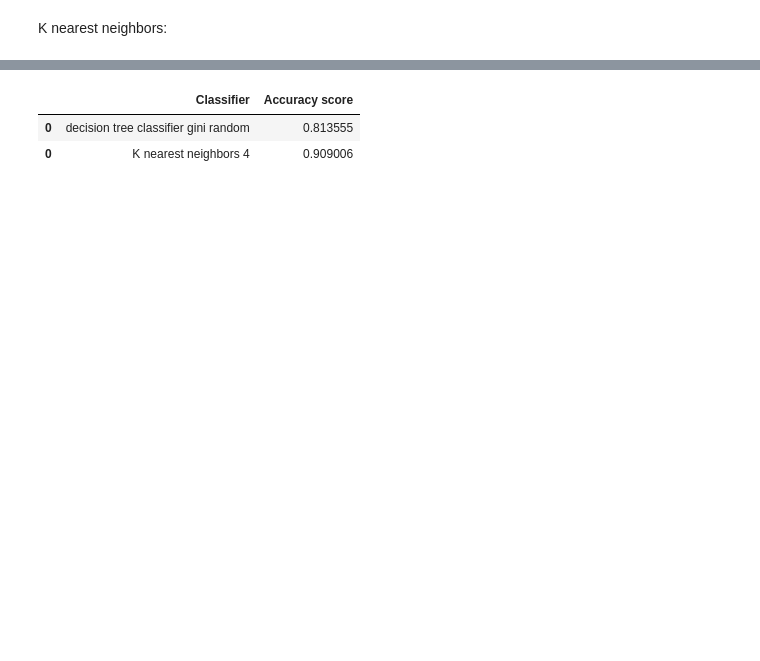
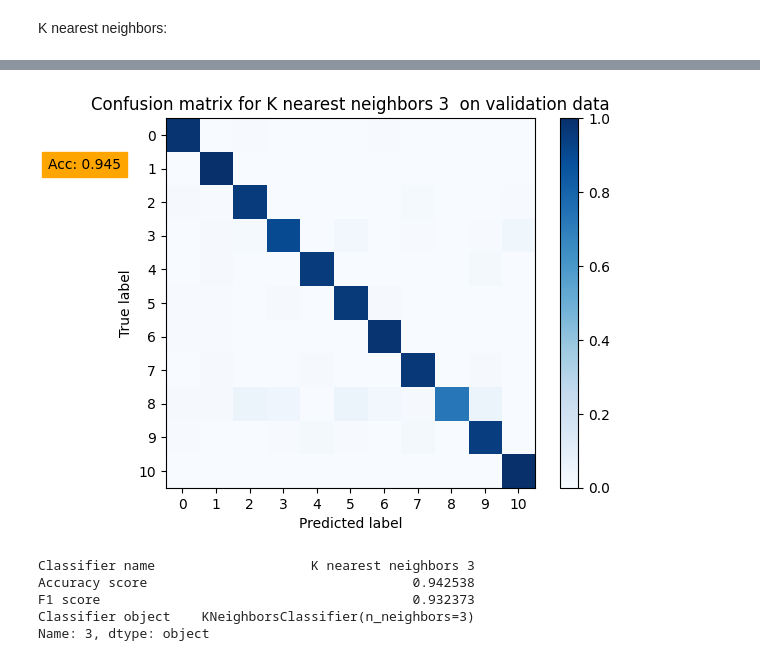
Before and after one commit to SigurdTorsnes/Digit-recognizer, a Jupyter notebook: model_selection.ipynb, the cells around one changed output, grey strips where cells are left out. Drawn from its saved outputs; the diff is of its cells as text; code cells hidden in the pictures; blank space fills up the shorter version.

```diff
--- a/model_selection.ipynb
+++ b/model_selection.ipynb
@@ -61,11 +122,10 @@ The accuracy score of decision tree classifier gini random: 0.8135553470919324
 # %% [markdown]
 K nearest neighbors:
 # %%
-# ks = [1,5,10,15,20,30,50]
-ks = [1]#,2,3,4,5]
+ks = [1,2,3]#,4,5,6,7,8,15,25]
 
 for k in ks:
     knn = KNeighborsClassifier(n_neighbors=k)
     knn_accuracy = evaluate_classifier(knn,'K nearest neighbors '+str(k))
-    accuracy_df = pd.concat([accuracy_df,knn_accuracy])
+    potential_models = pd.concat([potential_models,knn_accuracy],ignore_index=True)
 # %% [output]
@@ -74,6 +134,0 @@ The accuracy score of K nearest neighbors 1: 0.9149859287054409
-# %%
-accuracy_df#.sort_values(by='accuracy_df')
-# %% [output]
-|  | Classifier | Accuracy score |
-| 0 | decision tree classifier gini random | 0.813555 |
-| 0 | K nearest neighbors 4 | 0.909006 |
@@ -79,0 +144,16 @@ accuracy_df#.sort_values(by='accuracy_df')
+# %%
+potential_models = potential_models.sort_values(by="F1 score", ascending=False)
+best_model = potential_models.iloc[0,:] # finds the classifier on the first row, the one with highest accuracy score
+# potential_models#.iloc[4,:]['F1 score'].mean()
+y_pred = best_model['Classifier object'].predict(X_test)
+accuracy = metrics.accuracy_score(y_test,y_pred)
+f1_score = metrics.f1_score(y_val,y_pred, average='macro')
+plot_c_matrix(best_model['Classifier object'],best_model['Classifier name'],accuracy)
+best_model
+# %% [output]
+[figure, added]
+Classifier name                    K nearest neighbors 3
+Accuracy score                                  0.942538
+F1 score                                        0.932373
+Classifier object    KNeighborsClassifier(n_neighbors=3)
+Name: 3, dtype: object
```
Also changed, not shown: parts of 9 cells of this notebook, 1 other file.
